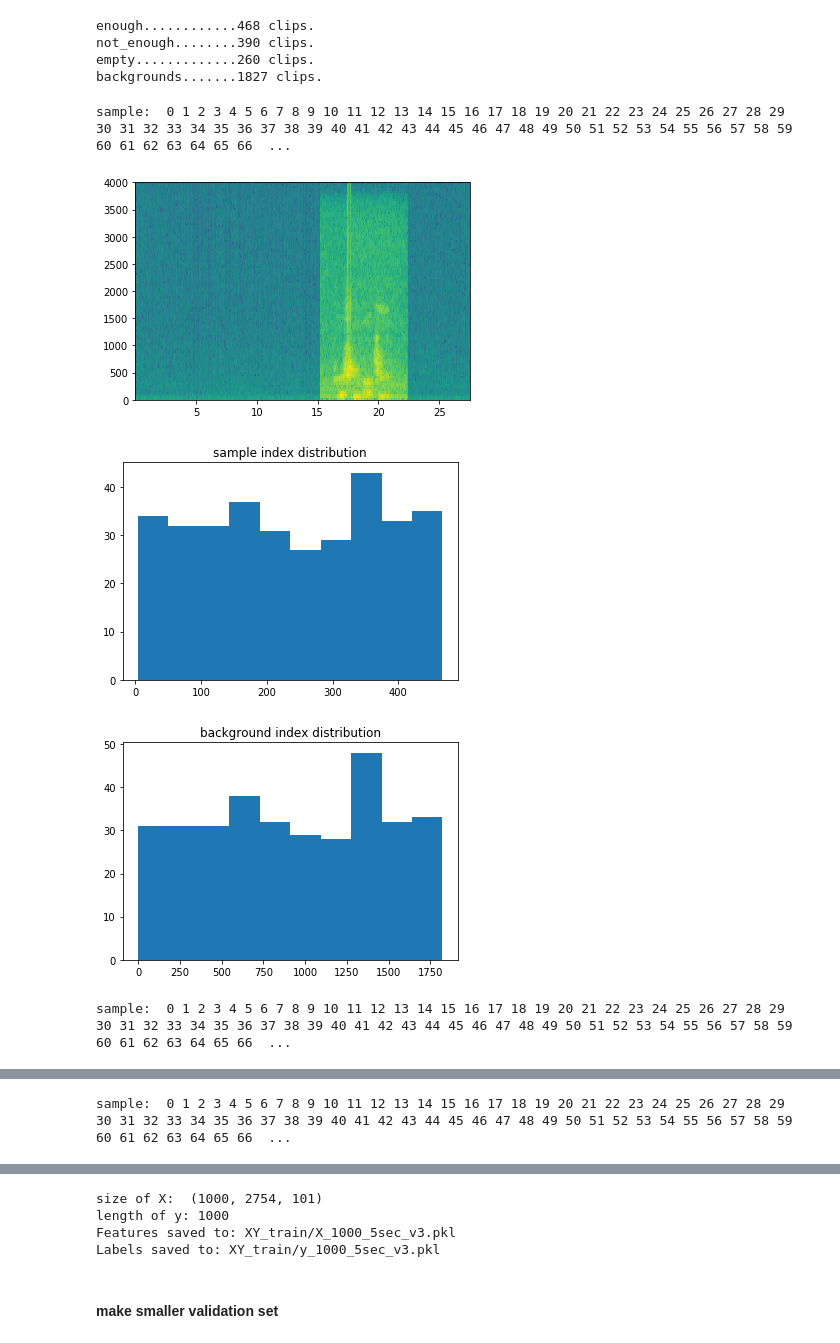
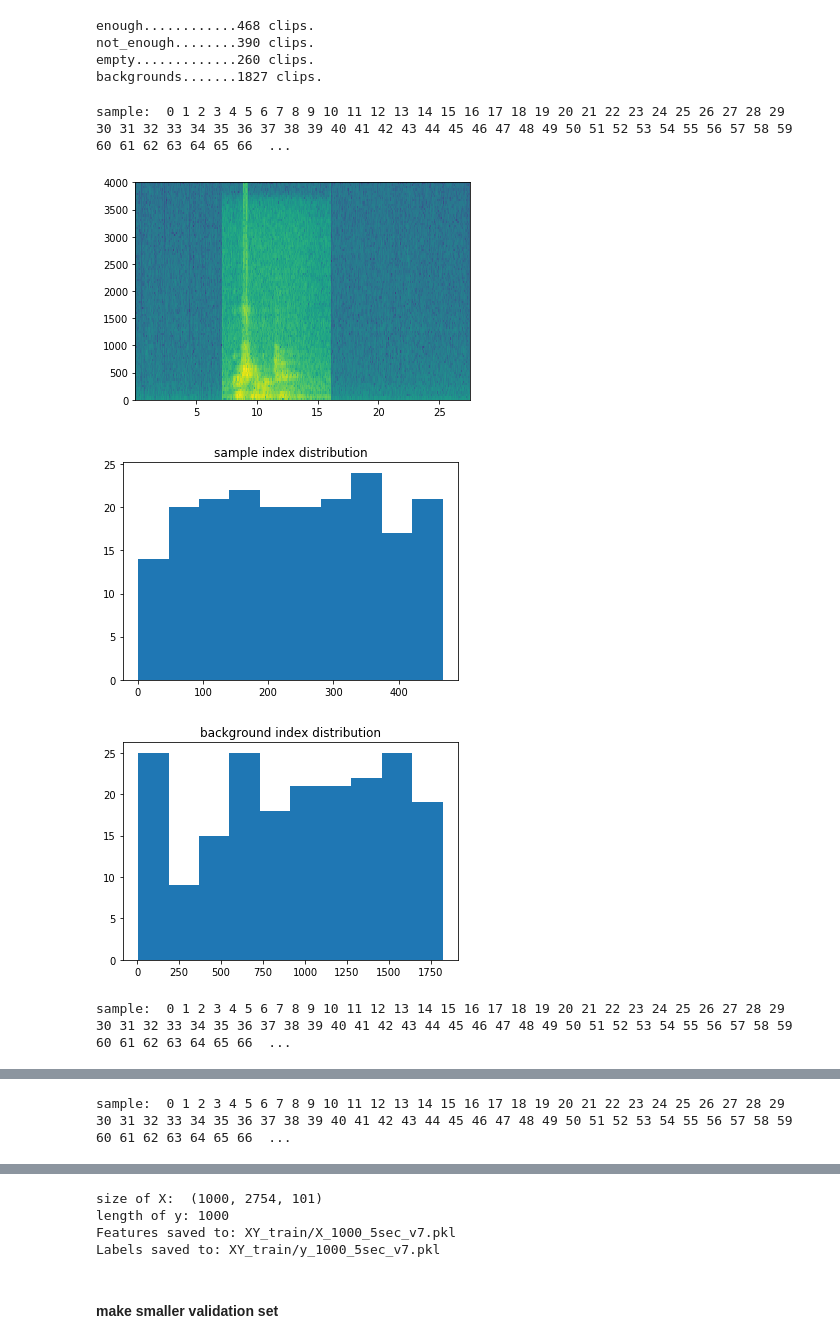
Before and after one commit to lukewolcott/med-bell, a Jupyter notebook: data-generation.ipynb, the cells around one changed output, grey strips where cells are left out. Cells and saved outputs as stored; diff of their text form; code cells hidden in the pictures.

Commit message:
update training data, retrain

```diff
--- a/data-generation.ipynb
+++ b/data-generation.ipynb
@@ -213,19 +213,19 @@ empty.............260 clips.
 backgrounds.......1827 clips.
 # %%
 # do this repeatedly and change the file_comment, to make multiple datasets
-n_enoughs = 333
-n_notenoughs = 333
-n_empties = 334
+n_enoughs = 200
+n_notenoughs = 200
+n_empties = 600
 file_folder='XY_train'
-file_comment='1000_5sec_v3'
+file_comment='1000_5sec_v7'
 
 X_training, y_training = make_features_and_labels(n_enoughs, n_notenoughs, n_empties,
                                                   enoughs, notenoughs, empties, backgrounds, Tx, n_freq, Ty)
 
 save_datasets_to_disk(X_training, y_training, file_folder, file_comment)
 # %% [output]
 sample:  0 1 2 3 4 5 6 7 8 9 10 11 12 13 14 15 16 17 18 19 20 21 22 23 24 25 26 27 28 29 30 31 32 33 34 35 36 37 38 39 40 41 42 43 44 45 46 47 48 49 50 51 52 53 54 55 56 57 58 59 60 61 62 63 64 65 66  ...
-[figure, old version]
+[figure, new version]
-[figure, old version]
+[figure, new version]
-[figure, old version]
+[figure, new version]
 sample:  0 1 2 3 4 5 6 7 8 9 10 11 12 13 14 15 16 17 18 19 20 21 22 23 24 25 26 27 28 29 30 31 32 33 34 35 36 37 38 39 40 41 42 43 44 45 46 47 48 49 50 51 52 53 54 55 56 57 58 59 60 61 62 63 64 65 66  ...
@@ -239,7 +239,7 @@ sample:  0 1 2 3 4 5 6 7 8 9 10 11 12 13 14 15 16 17 18 19 20 21 22 23 24 25 26
 size of X:  (1000, 2754, 101)
 length of y: 1000
-Features saved to: XY_train/X_1000_5sec_v3.pkl
-Labels saved to: XY_train/y_1000_5sec_v3.pkl
+Features saved to: XY_train/X_1000_5sec_v7.pkl
+Labels saved to: XY_train/y_1000_5sec_v7.pkl
 # %% [markdown]
 #### make smaller validation set
 # %%
```
Also changed, not shown: parts of 1 cell of this notebook, 1 other file.
